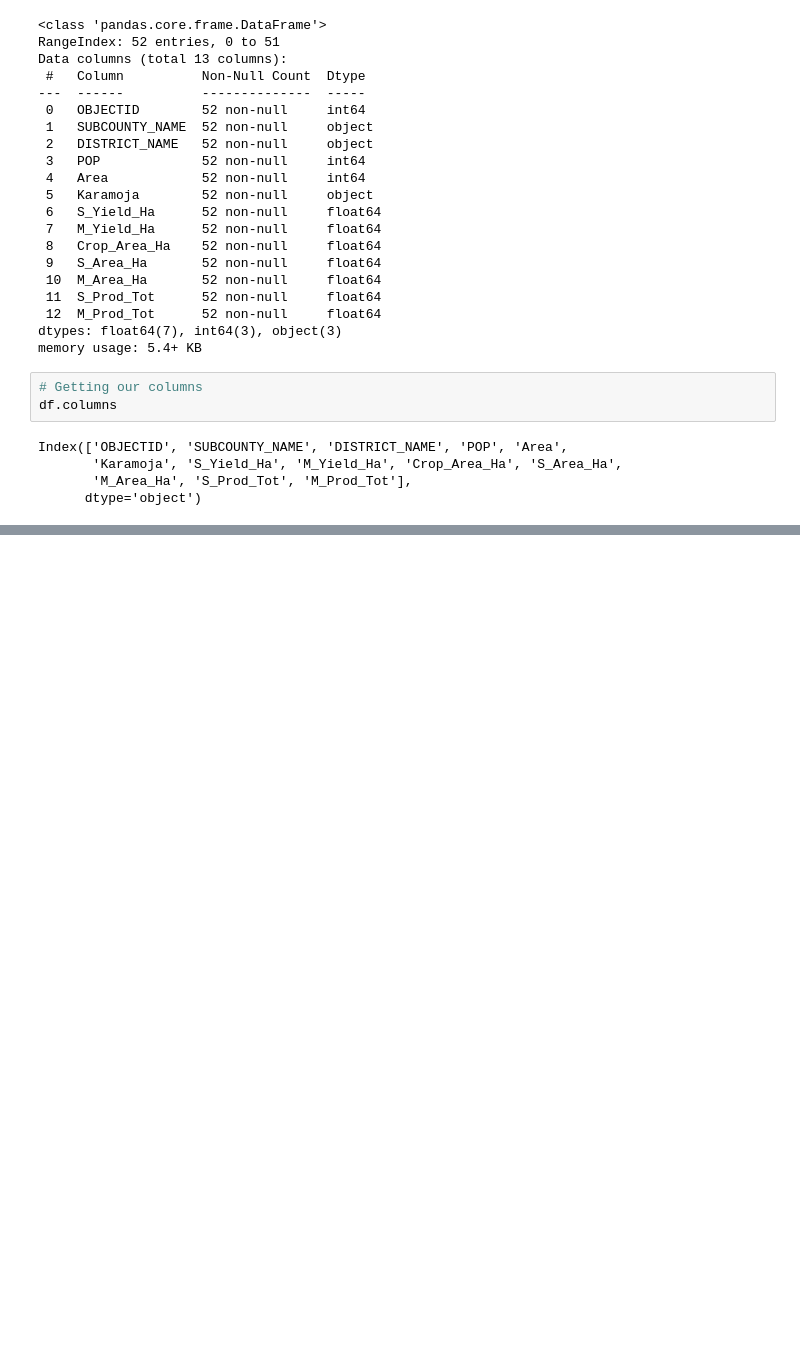
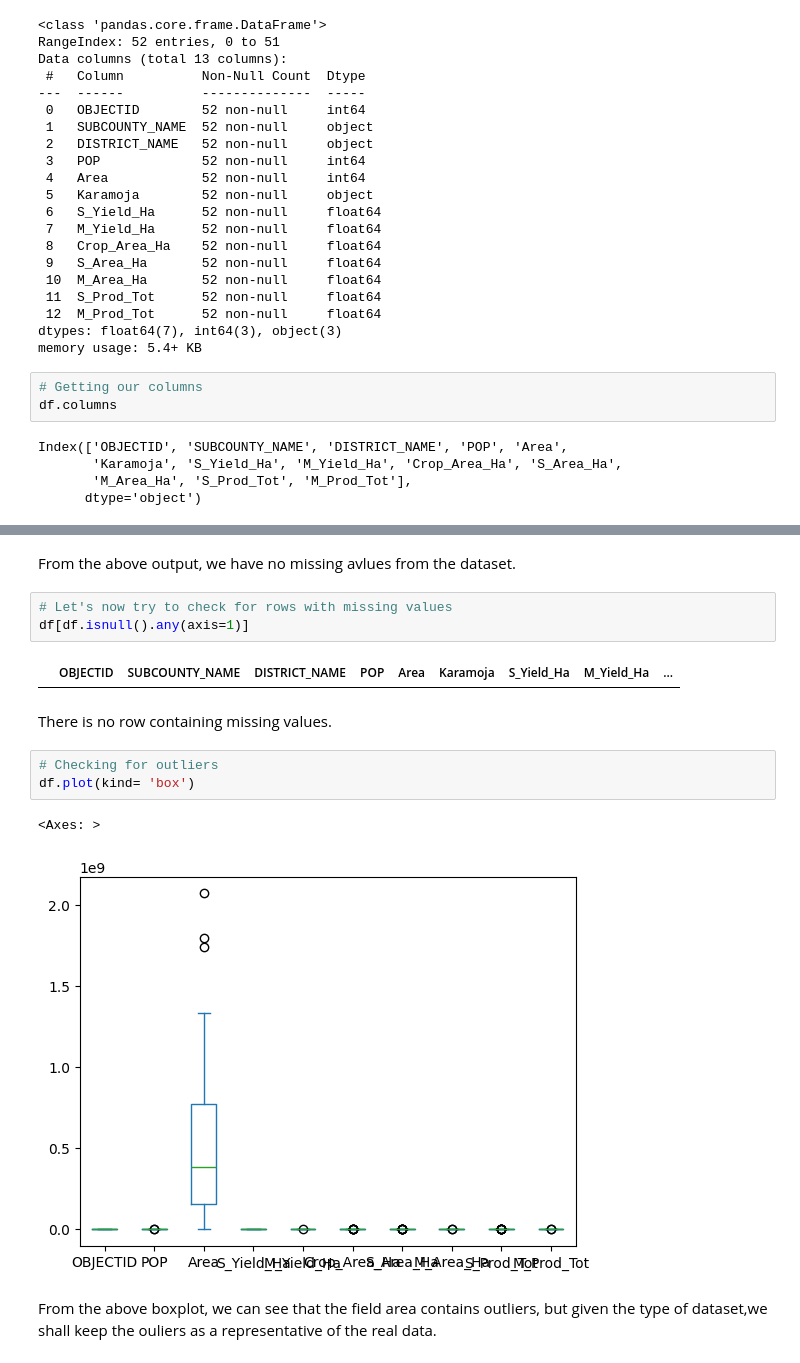
Before and after one commit to Ella244-18/Phase-1-Project-1, a Jupyter notebook: Untitled5.ipynb, the cells around one changed output, grey strips where cells are left out. Cells and saved outputs as stored; diff of their text form; blank space fills up the shorter version.

```diff
--- a/Untitled5.ipynb
+++ b/Untitled5.ipynb
@@ -94,0 +180,17 @@ df.describe()
+# %% [markdown]
+From the above output, we have no missing avlues from the dataset.
+# %%
+# Let's now try to check for rows with missing values
+df[df.isnull().any(axis=1)]
+# %% [output]
+|  | OBJECTID | SUBCOUNTY_NAME | DISTRICT_NAME | POP | Area | Karamoja | S_Yield_Ha | M_Yield_Ha | ... |
+# %% [markdown]
+There is no row containing missing values.
+# %%
+# Checking for outliers
+df.plot(kind= 'box')
+# %% [output]
+<Axes: >
+[figure, added]
+# %% [markdown]
+From the above boxplot, we can see that the field area contains outliers, but given the type of dataset,we shall keep the ouliers as a representative of the real data.
```
Also changed, not shown: parts of 8 cells of this notebook.
